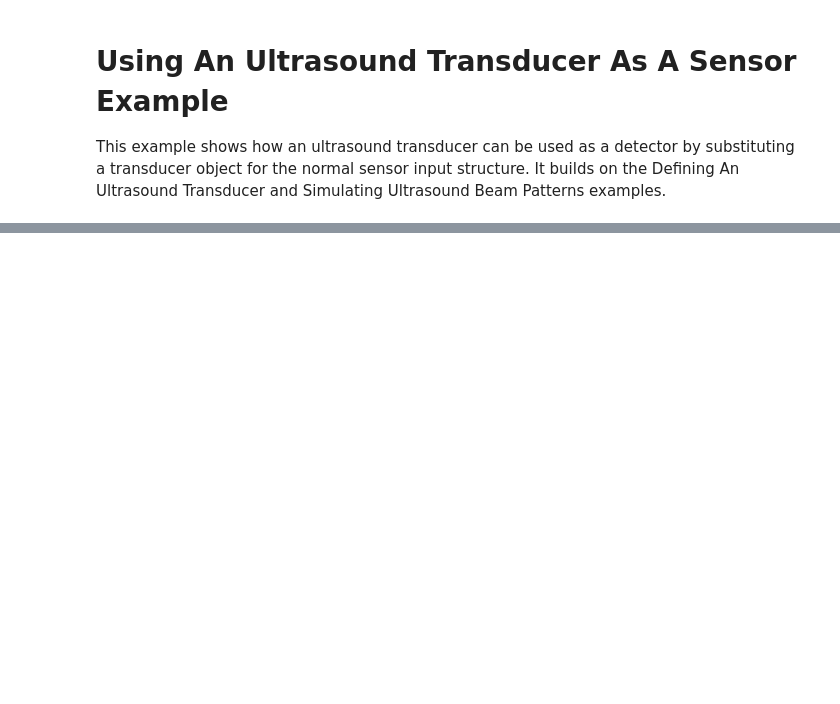
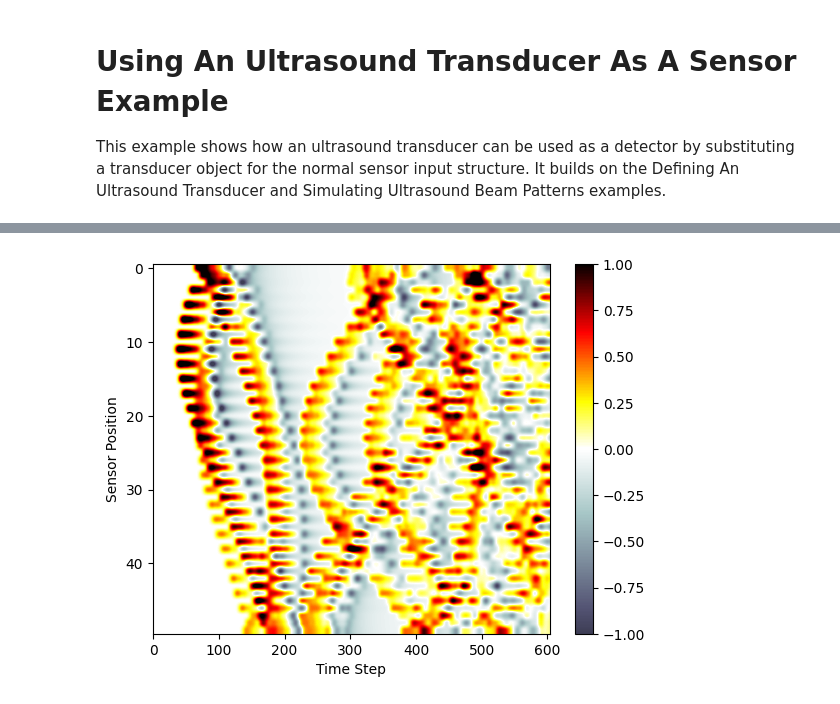
Before and after one commit to waltsims/k-wave-python, a Jupyter notebook: examples/example_na_controlling_the_pml/example_na_controlling_the_pml.ipynb, the cells around one changed output, grey strips where cells are left out. Drawn from its saved outputs; the diff is of its cells as text; code cells hidden in the pictures; blank space fills up the shorter version.

```diff
--- a/examples/example_na_controlling_the_pml/example_na_controlling_the_pml.ipynb
+++ b/examples/example_na_controlling_the_pml/example_na_controlling_the_pml.ipynb
@@ -69,0 +55,34 @@ assert compare_against_ref('out_na_controlling_the_PML/input_1', input_file_full
+# %%
+# Define a function to run simulation with given options
+def run_simulation_with_options(**simulation_opts) -> Dict[str, np.array]:
+    simulation_options = SimulationOptions(
+        save_to_disk=True,
+        **simulation_opts
+    )
+    execution_options = SimulationExecutionOptions(is_gpu_simulation=False)
+
+    sensor_data = kspaceFirstOrder2DC(
+        medium=medium,
+        kgrid=kgrid,
+        source=deepcopy(source),
+        sensor=deepcopy(sensor),
+        simulation_options=simulation_options,
+        execution_options=execution_options
+    )
+    return sensor_data
+# %%
+# Update the example ID below to change the simulation conditions
+example_idx = 1
+
+if example_idx == 1:
+    options = {'pml_alpha': 0}
+elif example_idx == 2:
+    options = {'pml_alpha': 1e6}
+elif example_idx == 3:
+    options = {'pml_size': 2}
+elif example_idx == 4:
+    options = {'pml_inside': False}
+else:
+    raise NotImplementedError()
+
+sensor_data = run_simulation_with_options(**options)
@@ -69,0 +108,8 @@ assert compare_against_ref('out_na_controlling_the_PML/input_1', input_file_full
+# %%
+plt.imshow(sensor_data['p'].T, cmap=get_color_map(), vmin=-1, vmax=1, aspect='auto')
+plt.ylabel('Sensor Position')
+plt.xlabel('Time Step')
+plt.colorbar()
+plt.show()
+# %% [output]
+[figure, added]
```
Also changed, not shown: parts of 6 cells of this notebook, 3 other files.
